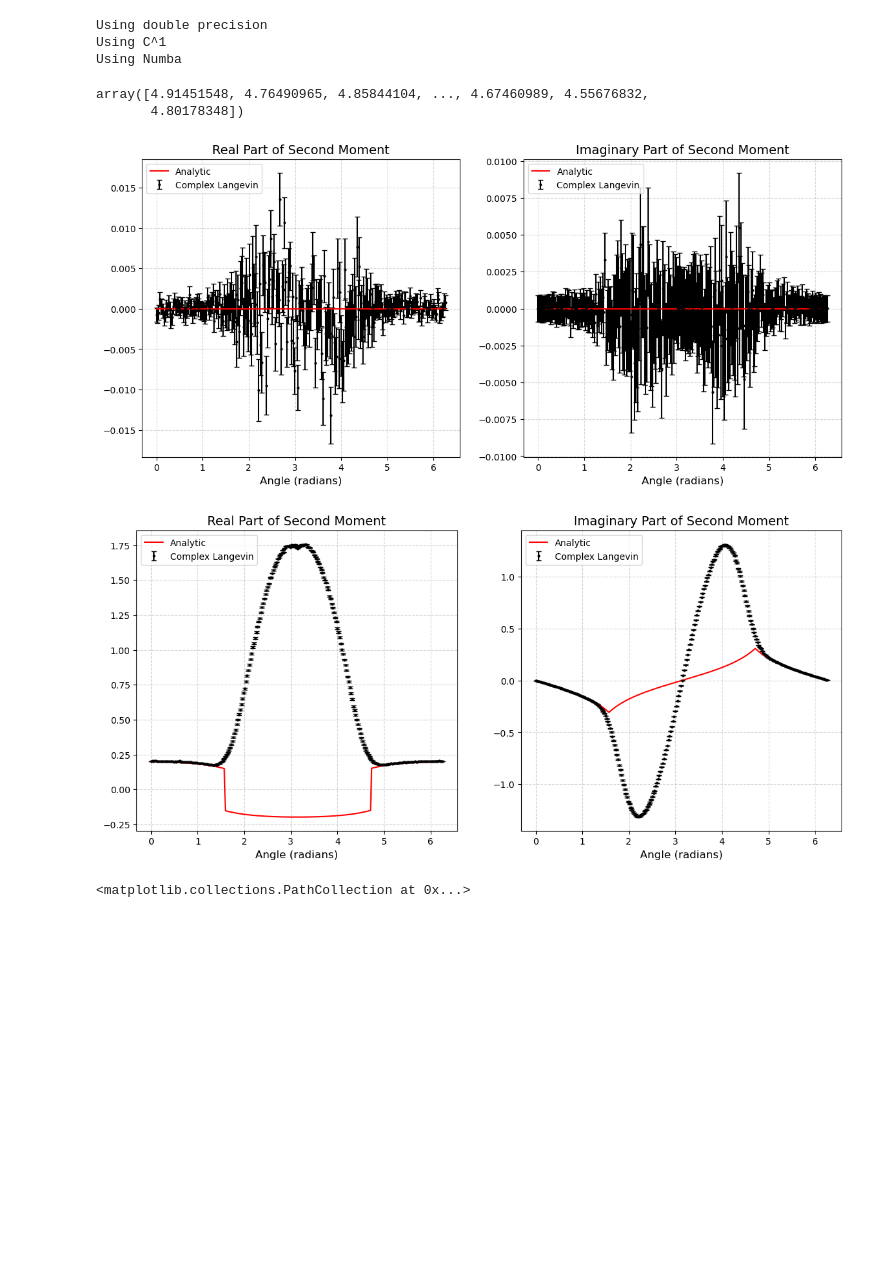
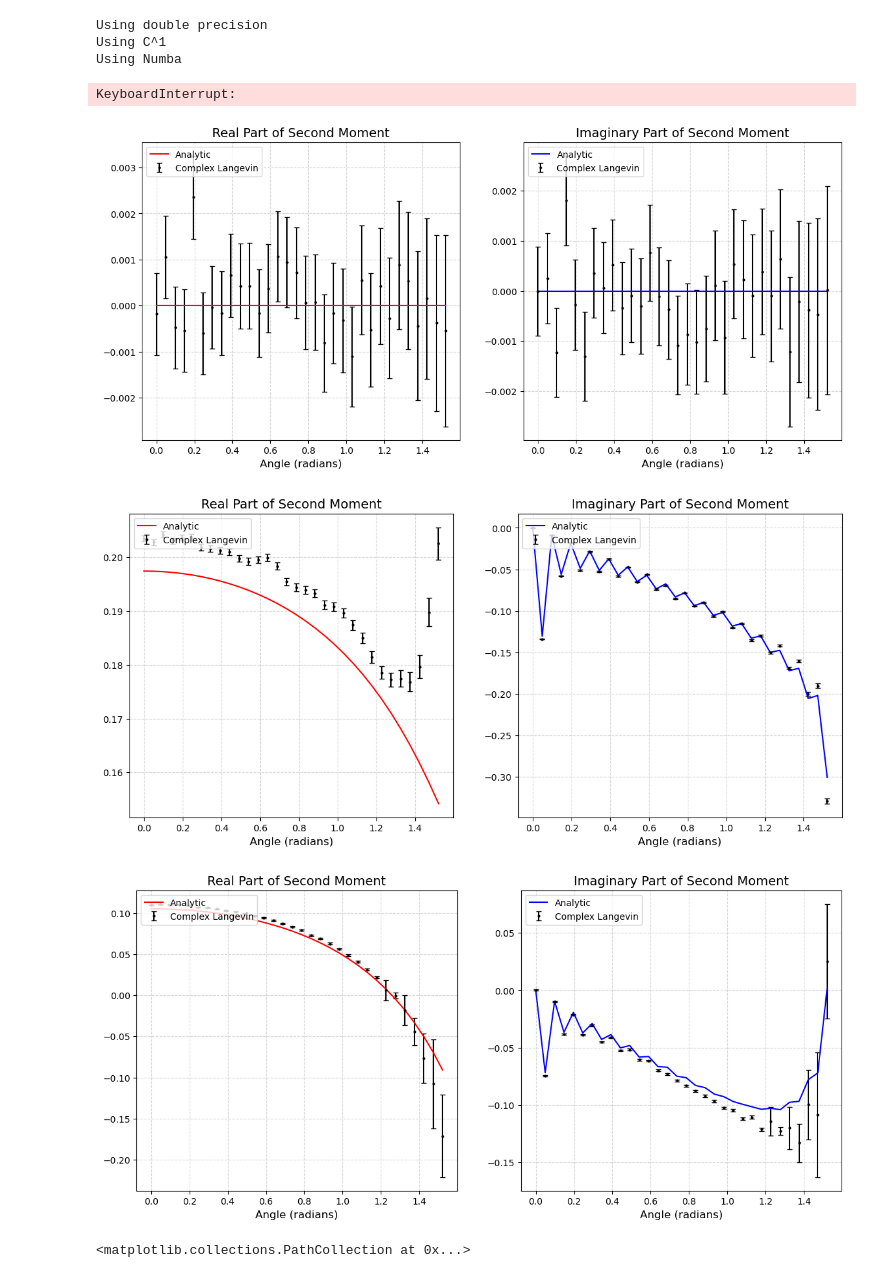
Before and after one commit to FabianHelmberger/Master_project, a Jupyter notebook: analytic/wrong_convergence.ipynb, the cells around one changed output. Drawn from its saved outputs; the diff is of its cells as text; code cells hidden in the pictures; blank space fills up the shorter version.

Commit message:
kramers kronig try

```diff
--- a/analytic/wrong_convergence.ipynb
+++ b/analytic/wrong_convergence.ipynb
@@ -70,31 +72,31 @@ from src.obs_kernels import n_moment_kernel
 from tqdm import tqdm
 
 
-errors_dict = {'1_moment': [], '2_moment': []}
-cl_estimate_dict = {'1_moment': [], '2_moment': []}
-cl_hist_dict =  {'1_moment': [], '2_moment': []}
-angles_dict = {'1_moment': [], '2_moment': []}
-num = 256
-angles = np.arange(num)/num*2*np.pi
+errors_dict = {'4_moment': [], '2_moment': [], '1_moment': []}
+cl_estimate_dict = {'4_moment': [], '2_moment': [], '1_moment': []}
+cl_hist_dict =  {'4_moment': [], '2_moment': [], '1_moment': []}
+angles_dict = {'4_moment': [], '2_moment': [], '1_moment': []}
+num = 32
+angles = np.arange(num)/num*np.pi*2
 
 sigma_abs = 4
 sigma_vals_cl = sigma_abs*(np.cos(angles) + 1j*np.sin(angles))
 
 
 for angle, sigma in zip(angles, (sigma_vals_cl)):
-    config = Config(dt = 5e-3, trajs = int(1e5), dims = [1], mass_real = sigma, interaction = 2, ada_step = True)
+    config = Config(dt = 5e-4, trajs = int(1e6), dims = [1], mass_real = sigma, interaction = 2, ada_step = True)
     sim = ComplexLangevinSimulation(config)
 
     sim.register_observable('1_moment', obs_kernel=n_moment_kernel, const_param={'order': 1}, langevin_history=True, thermal_time=2, auto_corr=0.1)
     sim.register_observable('2_moment', obs_kernel=n_moment_kernel, const_param={'order': 2}, langevin_history=False, thermal_time=2, auto_corr=0.1)
+    sim.register_observable('4_moment', obs_kernel=n_moment_kernel, const_param={'order': 4}, langevin_history=False, thermal_time=2, auto_corr=0.1)
 
-    for _ in tqdm(range(int(1e3))):
+    for _ in tqdm(range(int(1e4))):
         sim.step()
         for name, tr in sim.trackers.items():
             tr.mark_equilibrated_trajs()
             tr.compute()
     sim.finish()
-
 
     for name, tr in sim.trackers.items():
         mean, sem = calculate_stats_complex(tr.rolling_mean, tr.rolling_sqr_mean, tr.counter)
@@ -102,11 +104,8 @@ for angle, sigma in zip(angles, (sigma_vals_cl)):
         errors_dict[name].append(sem)
         angles_dict[name].append(angle)
         cl_hist_dict[name].append(sim.trackers['1_moment'].history.flatten())
+# %% [output]
+KeyboardInterrupt:
-# %%
-sim.langevin_time
-# %% [output]
-array([4.91451548, 4.76490965, 4.85844104, ..., 4.67460989, 4.55676832,
-       4.80178348])
 # %%
 # import numpy as np
 # import matplotlib.pyplot as plt
@@ -157,48 +156,59 @@ exact.set_func('Z', f_sigma)
 
 exact.n_moment_phi4('Z', sigma, 1)
 exact.n_moment_phi4('Z', sigma, 2)
+exact.n_moment_phi4('Z', sigma, 4)
 
-num = 256
-angles_ana = np.arange(num)/num*2*np.pi
+num = 32
+angles_ana = np.arange(num)/num*np.pi/2
 sigma_abs = 4
 sigma_vals_ana = sigma_abs*(np.cos(angles_ana) + 1j*np.sin(angles_ana))
 
 exact_dict = {}
+exact_dict['4_moment_phi4'] = np.array([exact.eval("4_moment_phi4", sigma=mass, lamda=2) for mass in sigma_vals_ana])
+exact_dict['2_moment_phi4'] = np.array([exact.eval("2_moment_phi4", sigma=mass, lamda=2) for mass in sigma_vals_ana])
 exact_dict['1_moment_phi4'] = np.array([exact.eval("1_moment_phi4", sigma=mass, lamda=2) for mass in sigma_vals_ana])
-exact_dict['2_moment_phi4'] = np.array([exact.eval("2_moment_phi4", sigma=mass, lamda=2) for mass in sigma_vals_ana])
 # %%
 import scienceplots
+from elli.kkr.kkr import *
+
+
+
 # plt.style.use('science')
 for name, tr in sim.trackers.items():
 
     fig, axes = plt.subplots(1, 2, figsize=(14, 6))
 
     cl_estimate = np.array(cl_estimate_dict[name])
     errors = np.array(errors_dict[name])
     angles = np.array(angles_dict[name])
 
+    kramers_imag = re2im(cl_estimate.real, angles)
     axes[0].errorbar(angles, cl_estimate.real, yerr=2*np.abs(errors), fmt='o',color='black', capsize=3 ,label='Complex Langevin', markersize=2)
-    axes[1].errorbar(angles, cl_estimate.imag, yerr=2*np.abs(errors), fmt='o',color='black', capsize=3 ,label='Complex Langevin', markersize=2)
+    axes[1].errorbar(angles, kramers_imag.real, yerr=2*np.abs(errors), fmt='o',color='black', capsize=3 ,label='Complex Langevin', markersize=2)
+
 
     axes[0].plot(angles_ana, exact_dict[f"{name}_phi4"].real, color='red', label = "Analytic")
-    axes[1].plot(angles_ana, exact_dict[f"{name}_phi4"].imag, color='red', label = "Analytic")
+    kramers_imag = re2im(exact_dict[f"{name}_phi4"].real, angles_ana)
+    # axes[1].plot(angles_ana, exact_dict[f"{name}_phi4"].imag, color='red', label = "Analytic")
+    axes[1].plot(angles_ana, kramers_imag, color='blue', label = "Analytic")
 
     # Titles
     axes[0].set_title('Real Part of Second Moment', fontsize=14)
     axes[1].set_title('Imaginary Part of Second Moment', fontsize=14)
 
     # Formatting
     for ax in axes:
         ax.set_xlabel('Angle (radians)', fontsize=12)
         ax.grid(alpha=0.5, linestyle='--')
         ax.legend(fontsize=10, loc = 'upper left')
         ax.tick_params(axis='both', which='major', labelsize=10)
 
     # axes[0].set_ylabel(r'Re $\langle x^2 \rangle$', fontsize=12)
     # axes[1].set_ylabel(r'Im $\langle x^2 \rangle$', fontsize=12)
 # %% [output]
-[figure, old version]
+[figure, new version]
-[figure, old version]
+[figure, new version]
+[figure, added]
 # %%
 plt.scatter(exact_dict[f"2_moment_phi4"].real, exact_dict[f"2_moment_phi4"].imag, color = 'red', s=2)
 plt.scatter(cl_estimate.real, cl_estimate.imag, color = 'black', s=2)
```
Also changed, not shown: parts of 4 cells of this notebook.
